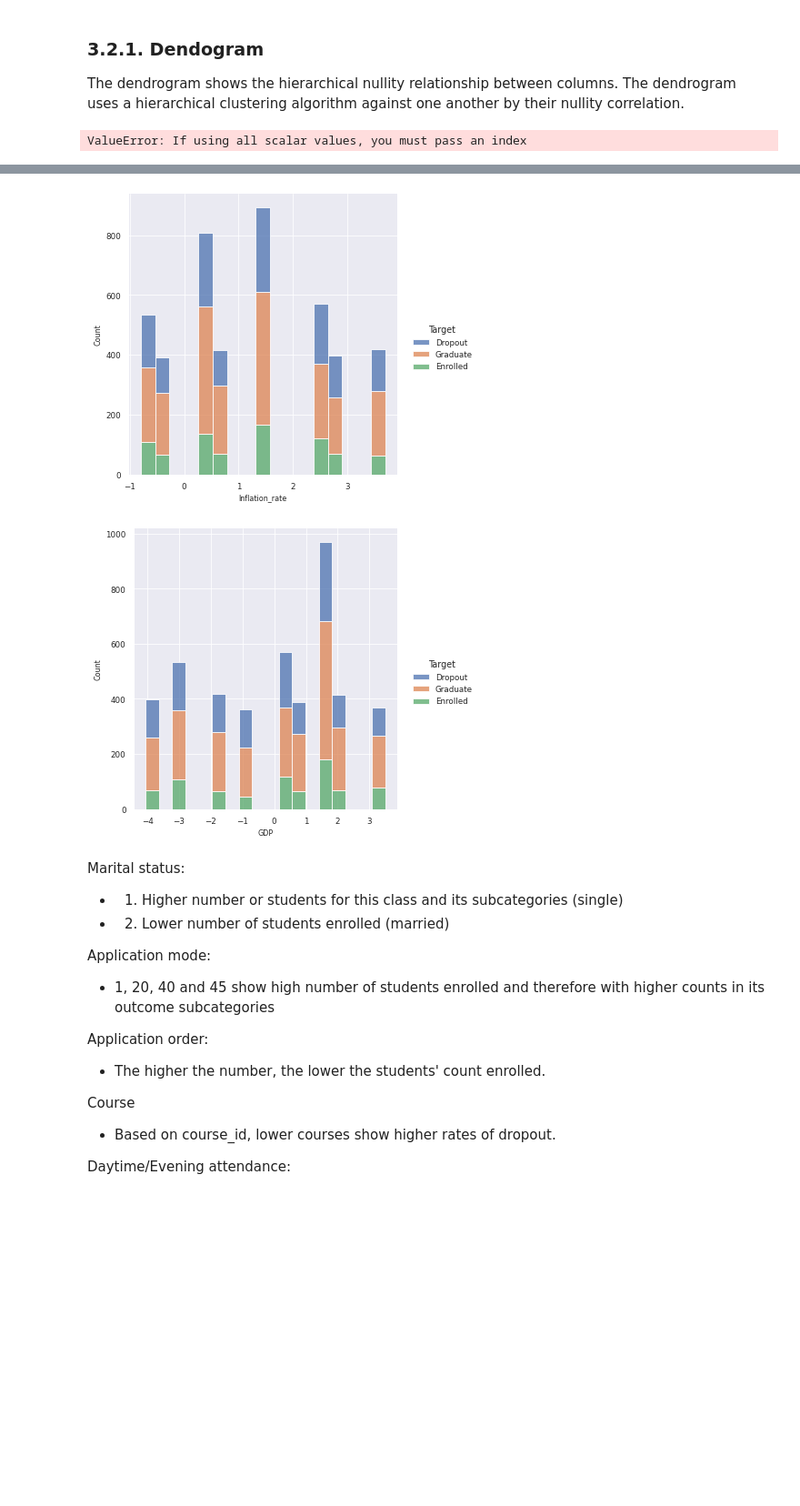
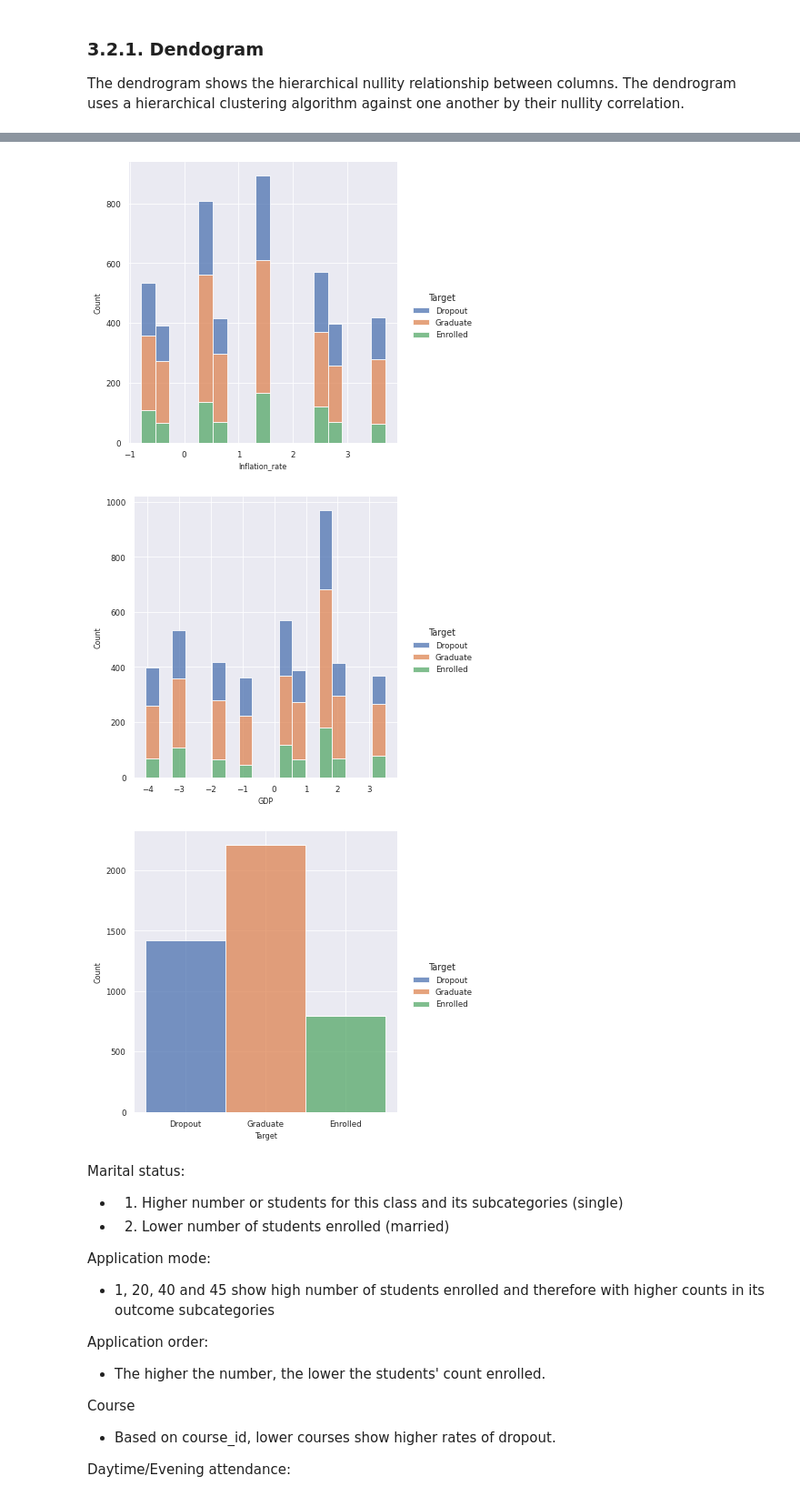
Before and after one commit to oscarzapi/MLOps_app4, a Jupyter notebook: model/modelGenerator.ipynb, the cells around one changed output, grey strips where cells are left out. Shown at 91% size. Cells and saved outputs as stored; diff of their text form; code cells hidden in the pictures; blank space fills up the shorter version.

```diff
--- a/model/modelGenerator.ipynb
+++ b/model/modelGenerator.ipynb
@@ -327,18 +327,17 @@ data['Target']= data['Target'].apply(lambda x: "Dropout" if x == 1 else "Graduat
 # %%
 for var in numeric.columns:
     sns.set_context("paper", rc={"font.size":10,"axes.titlesize":18,"axes.labelsize":8})
-    view = pd.DataFrame.from_records(pd.concat([data[var],data['Target']], axis=1))
-    fig = sns.displot(view, x=var, hue="Target", multiple="stack")
+    fig = sns.displot(numeric, x=var, hue="Target", multiple="stack")
 # %% [output]
-ValueError: If using all scalar values, you must pass an index
 [figure]
 [figure]
 [figure]
 [figure]
 [figure]
 [figure]
 [figure]
 [figure]
+[figure, added]
 # %% [markdown]
 Marital status:
 - 1. Higher number or students for this class and its subcategories (single)
```
Also changed, not shown: parts of 32 cells of this notebook, 1 other file.
